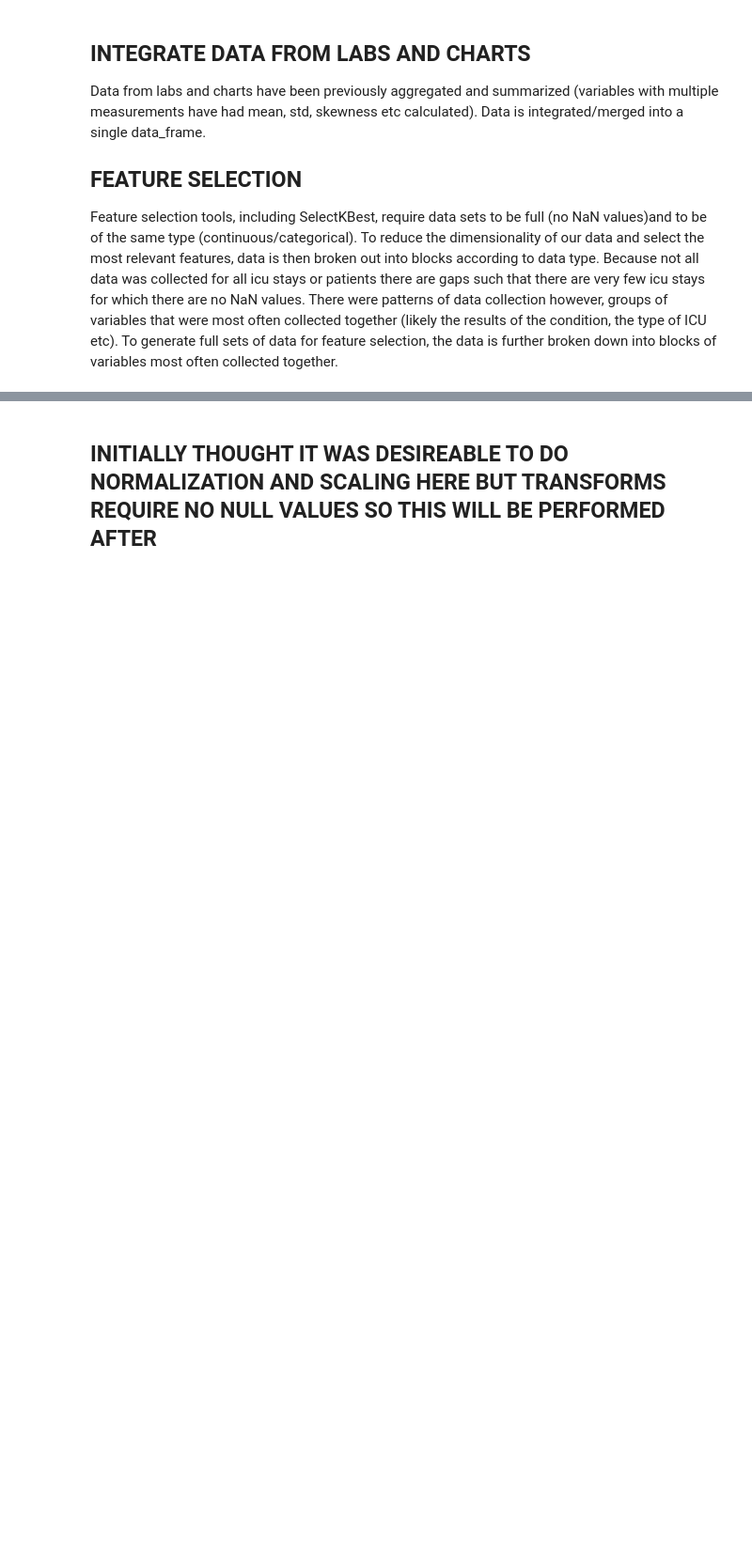
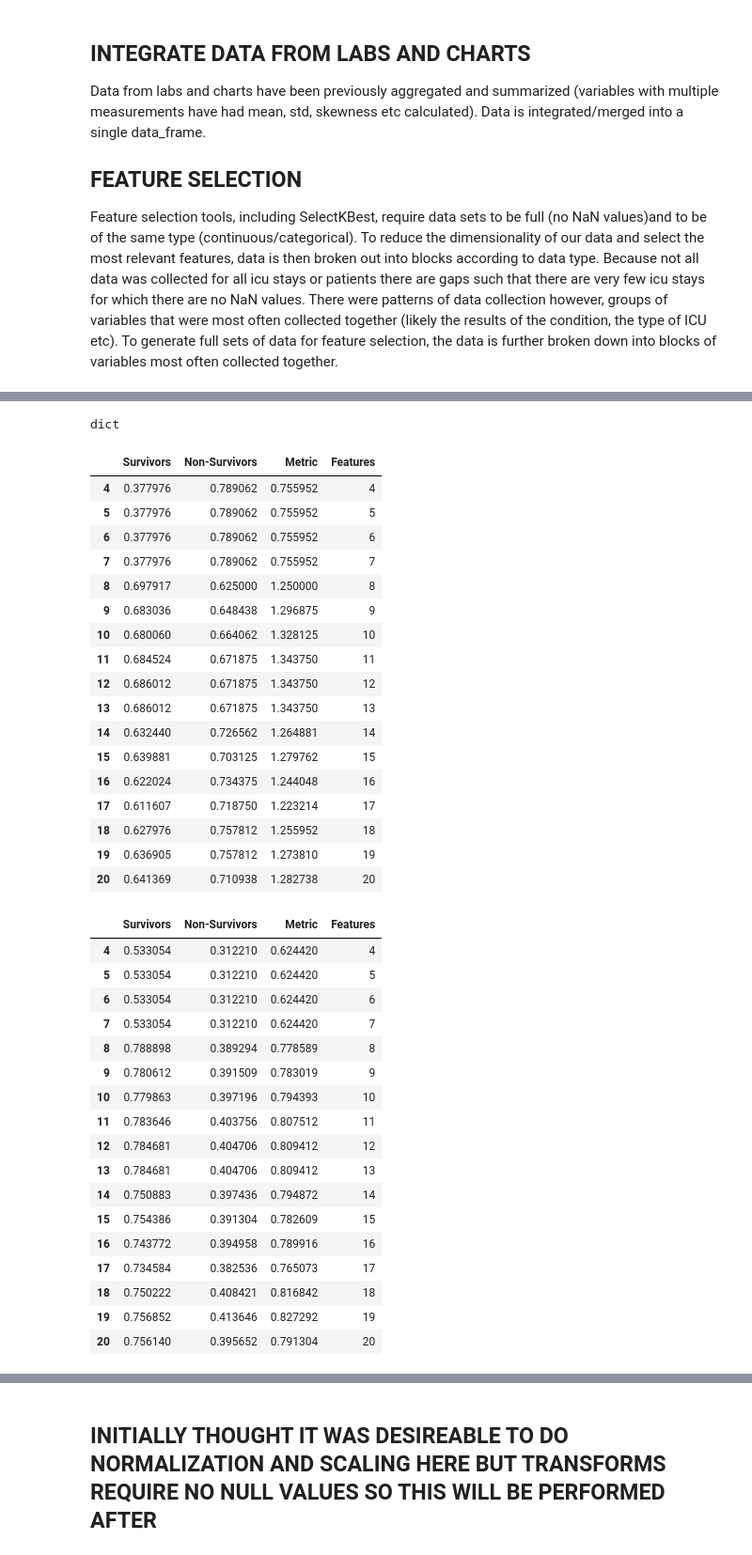
Before and after one commit to RJBeetel3/mimic3_analysis, a Jupyter notebook: ICU_MORTALITY_FIRST24.ipynb, the cells around one changed output, grey strips where cells are left out. Shown at 94% size. Saved outputs shown, nothing was run; the diff lists cells and outputs as text; code cells hidden in the pictures; blank space fills up the shorter version.

```diff
--- a/ICU_MORTALITY_FIRST24.ipynb
+++ b/ICU_MORTALITY_FIRST24.ipynb
@@ -179,0 +99,7 @@ ptnt_demog_data[ptnt_demog_data.columns[11:]].groupby('hospital_expire_flag').su
+# %%
+for i in range(len(scores)):
+    if i == 0:
+        all_scores = features_dict[scores[i]]
+    else:
+        all_scores = all_scores.append(features_dict[scores[i]])
+all_scores.head()
@@ -179,0 +341,58 @@ ptnt_demog_data[ptnt_demog_data.columns[11:]].groupby('hospital_expire_flag').su
+# %%
+type(optimized)
+# %% [output]
+dict
+# %%
+recalls = pd.DataFrame.from_dict(recall_scores)
+f1s = pd.DataFrame.from_dict(f1_scores)
+recalls = recalls.transpose()
+f1s = f1s.transpose()
+recalls['features'] = recalls.index
+f1s['features'] = f1s.index
+recalls['features'] = recalls['features'].apply(lambda x: int(x))
+f1s['features'] = f1s['features'].apply(lambda x: int(x))
+
+recalls.sort_values(by = 'features', inplace = True)
+f1s.sort_values(by = 'features', inplace = True)
+#recalls[recalls[['0', '1']].plot(use_index = True)
+recalls.columns = ['Survivors', 'Non-Survivors', 'Metric', 'Features']
+f1s.columns = ['Survivors', 'Non-Survivors', 'Metric', 'Features']
+display(recalls)
+display(f1s)
+# %% [output]
+|  | Survivors | Non-Survivors | Metric | Features |
+| 4 | 0.377976 | 0.789062 | 0.755952 | 4 |
+| 5 | 0.377976 | 0.789062 | 0.755952 | 5 |
+| 6 | 0.377976 | 0.789062 | 0.755952 | 6 |
+| 7 | 0.377976 | 0.789062 | 0.755952 | 7 |
+| 8 | 0.697917 | 0.625000 | 1.250000 | 8 |
+| 9 | 0.683036 | 0.648438 | 1.296875 | 9 |
+| 10 | 0.680060 | 0.664062 | 1.328125 | 10 |
+| 11 | 0.684524 | 0.671875 | 1.343750 | 11 |
+| 12 | 0.686012 | 0.671875 | 1.343750 | 12 |
+| 13 | 0.686012 | 0.671875 | 1.343750 | 13 |
+| 14 | 0.632440 | 0.726562 | 1.264881 | 14 |
+| 15 | 0.639881 | 0.703125 | 1.279762 | 15 |
+| 16 | 0.622024 | 0.734375 | 1.244048 | 16 |
+| 17 | 0.611607 | 0.718750 | 1.223214 | 17 |
+| 18 | 0.627976 | 0.757812 | 1.255952 | 18 |
+| 19 | 0.636905 | 0.757812 | 1.273810 | 19 |
+| 20 | 0.641369 | 0.710938 | 1.282738 | 20 |
+|  | Survivors | Non-Survivors | Metric | Features |
+| 4 | 0.533054 | 0.312210 | 0.624420 | 4 |
+| 5 | 0.533054 | 0.312210 | 0.624420 | 5 |
+| 6 | 0.533054 | 0.312210 | 0.624420 | 6 |
+| 7 | 0.533054 | 0.312210 | 0.624420 | 7 |
+| 8 | 0.788898 | 0.389294 | 0.778589 | 8 |
+| 9 | 0.780612 | 0.391509 | 0.783019 | 9 |
+| 10 | 0.779863 | 0.397196 | 0.794393 | 10 |
+| 11 | 0.783646 | 0.403756 | 0.807512 | 11 |
+| 12 | 0.784681 | 0.404706 | 0.809412 | 12 |
+| 13 | 0.784681 | 0.404706 | 0.809412 | 13 |
+| 14 | 0.750883 | 0.397436 | 0.794872 | 14 |
+| 15 | 0.754386 | 0.391304 | 0.782609 | 15 |
+| 16 | 0.743772 | 0.394958 | 0.789916 | 16 |
+| 17 | 0.734584 | 0.382536 | 0.765073 | 17 |
+| 18 | 0.750222 | 0.408421 | 0.816842 | 18 |
+| 19 | 0.756852 | 0.413646 | 0.827292 | 19 |
+| 20 | 0.756140 | 0.395652 | 0.791304 | 20 |
```
Also changed, not shown: parts of 62 cells of this notebook, 2 other files.
